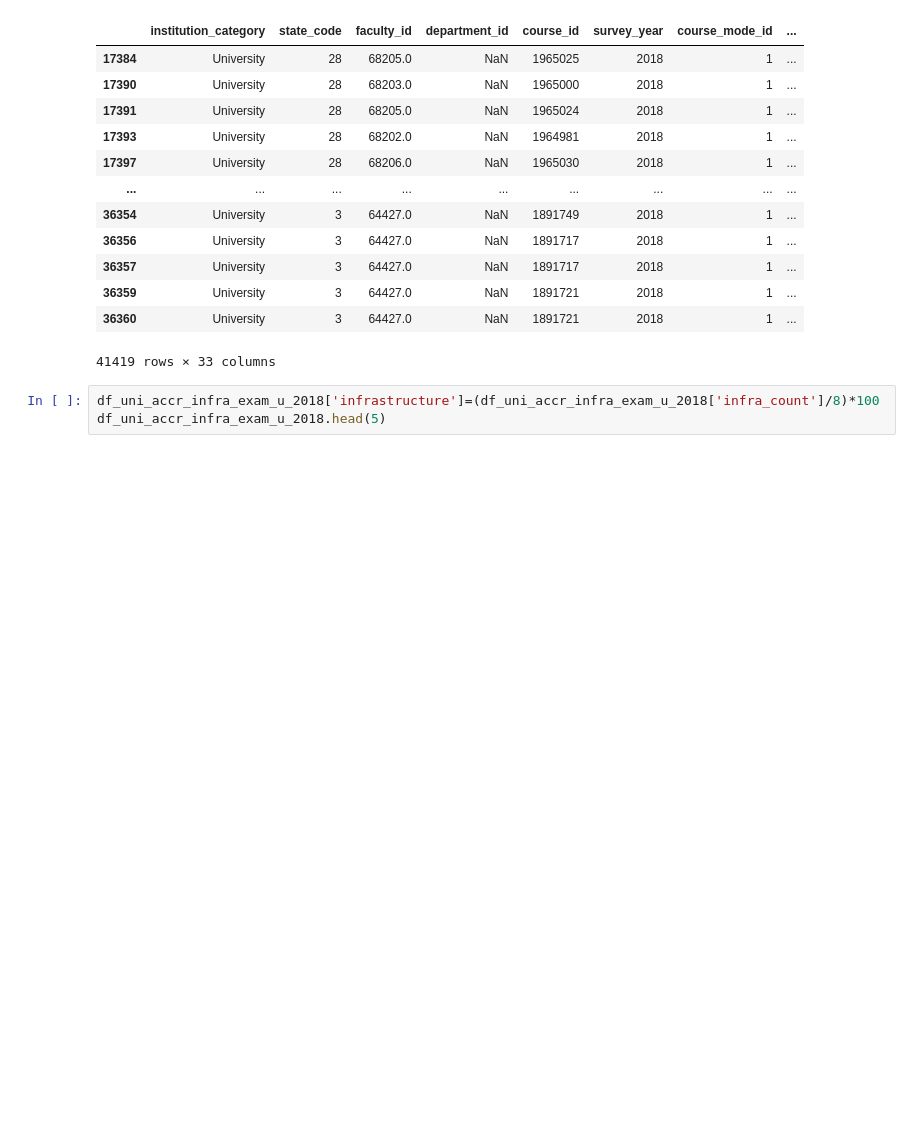
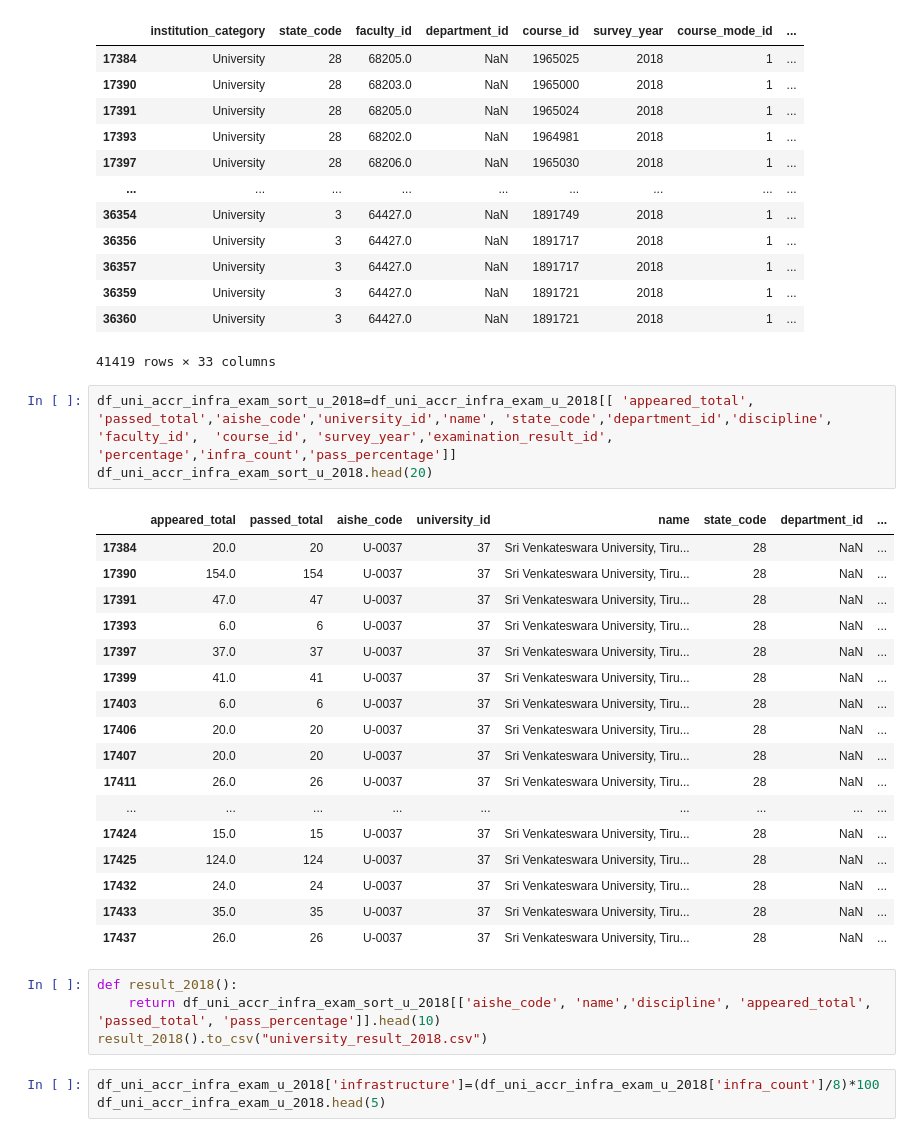
Before and after one commit to jainharsh8506/SIH2022, a Jupyter notebook: Hello/university_2018.ipynb, the cells around one changed output. Cells and saved outputs as stored; diff of their text form; blank space fills up the shorter version.

```diff
--- a/Hello/university_2018.ipynb
+++ b/Hello/university_2018.ipynb
@@ -620,6 +628,31 @@ df_uni_accr_infra_exam_u_2018
 | 36359 | University | 3 | 64427.0 | NaN | 1891721 | 2018 | 1 | ... |
 | 36360 | University | 3 | 64427.0 | NaN | 1891721 | 2018 | 1 | ... |
 41419 rows × 33 columns
+# %%
+df_uni_accr_infra_exam_sort_u_2018=df_uni_accr_infra_exam_u_2018[[ 'appeared_total', 'passed_total','aishe_code','university_id','name', 'state_code','department_id','discipline', 'faculty_id',  'course_id', 'survey_year','examination_result_id', 'percentage','infra_count','pass_percentage']]
+df_uni_accr_infra_exam_sort_u_2018.head(20)
+# %% [output]
+|  | appeared_total | passed_total | aishe_code | university_id | name | state_code | department_id | ... |
+| 17384 | 20.0 | 20 | U-0037 | 37 | Sri Venkateswara University, Tiru... | 28 | NaN | ... |
+| 17390 | 154.0 | 154 | U-0037 | 37 | Sri Venkateswara University, Tiru... | 28 | NaN | ... |
+| 17391 | 47.0 | 47 | U-0037 | 37 | Sri Venkateswara University, Tiru... | 28 | NaN | ... |
+| 17393 | 6.0 | 6 | U-0037 | 37 | Sri Venkateswara University, Tiru... | 28 | NaN | ... |
+| 17397 | 37.0 | 37 | U-0037 | 37 | Sri Venkateswara University, Tiru... | 28 | NaN | ... |
+| 17399 | 41.0 | 41 | U-0037 | 37 | Sri Venkateswara University, Tiru... | 28 | NaN | ... |
+| 17403 | 6.0 | 6 | U-0037 | 37 | Sri Venkateswara University, Tiru... | 28 | NaN | ... |
+| 17406 | 20.0 | 20 | U-0037 | 37 | Sri Venkateswara University, Tiru... | 28 | NaN | ... |
+| 17407 | 20.0 | 20 | U-0037 | 37 | Sri Venkateswara University, Tiru... | 28 | NaN | ... |
+| 17411 | 26.0 | 26 | U-0037 | 37 | Sri Venkateswara University, Tiru... | 28 | NaN | ... |
+| ... | ... | ... | ... | ... | ... | ... | ... | ... |
+| 17424 | 15.0 | 15 | U-0037 | 37 | Sri Venkateswara University, Tiru... | 28 | NaN | ... |
+| 17425 | 124.0 | 124 | U-0037 | 37 | Sri Venkateswara University, Tiru... | 28 | NaN | ... |
+| 17432 | 24.0 | 24 | U-0037 | 37 | Sri Venkateswara University, Tiru... | 28 | NaN | ... |
+| 17433 | 35.0 | 35 | U-0037 | 37 | Sri Venkateswara University, Tiru... | 28 | NaN | ... |
+| 17437 | 26.0 | 26 | U-0037 | 37 | Sri Venkateswara University, Tiru... | 28 | NaN | ... |
+# %%
+def result_2018():
+    return df_uni_accr_infra_exam_sort_u_2018[['aishe_code', 'name','discipline', 'appeared_total', 'passed_total', 'pass_percentage']].head(10)
+result_2018().to_csv("university_result_2018.csv")
 # %%
 df_uni_accr_infra_exam_u_2018['infrastructure']=(df_uni_accr_infra_exam_u_2018['infra_count']/8)*100
 df_uni_accr_infra_exam_u_2018.head(5)
```
Also changed, not shown: parts of 4 cells of this notebook, 3 other files.
